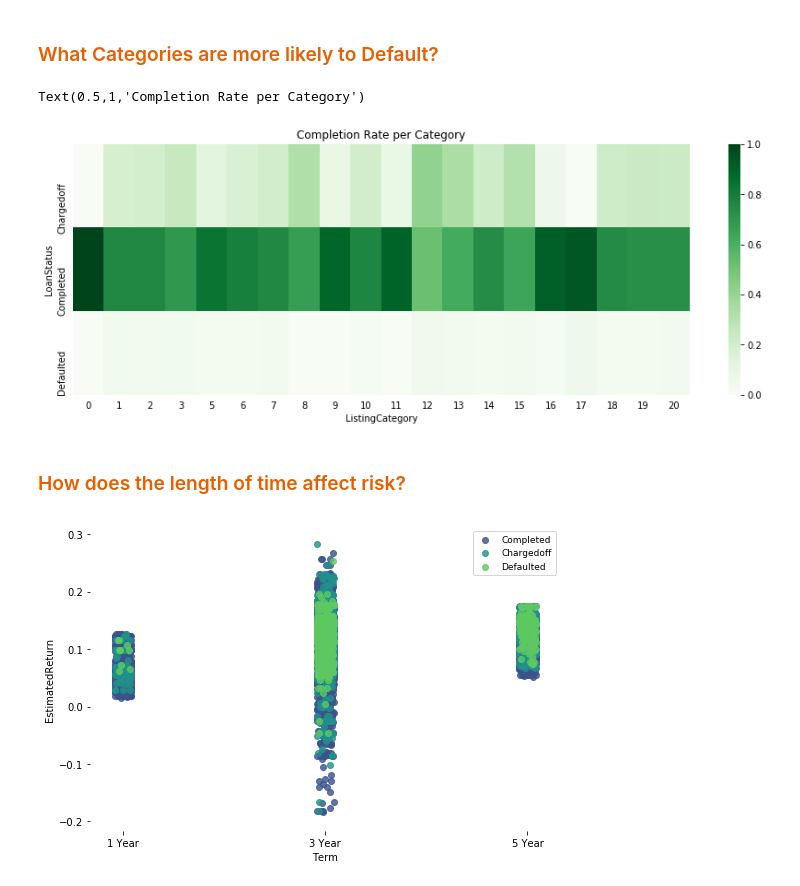
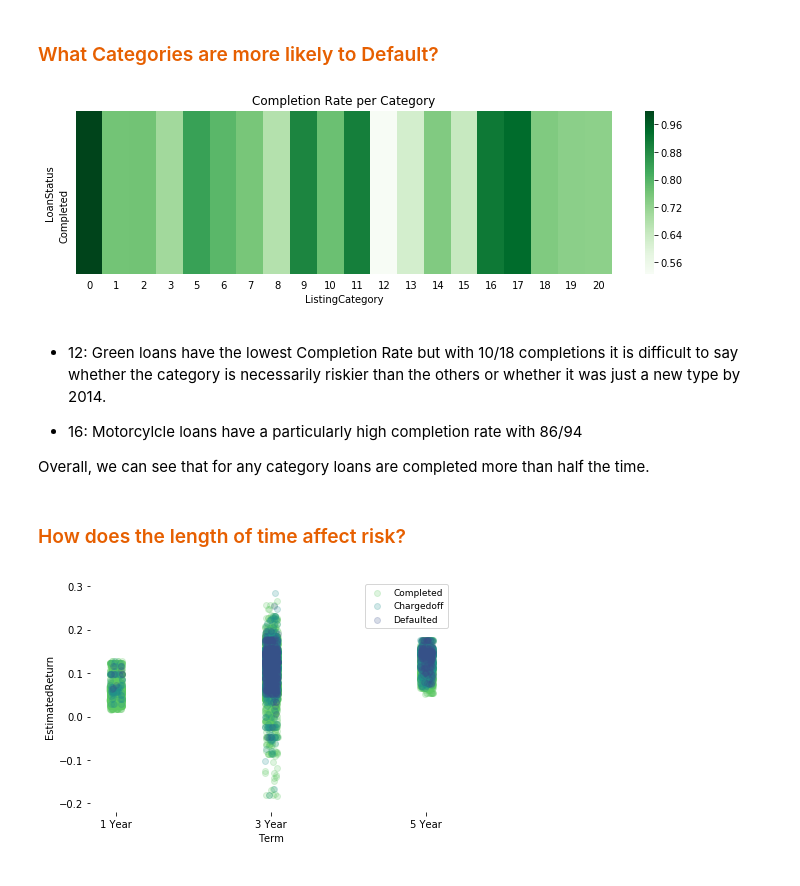
Before and after one commit to jovanmedfordDataAnalyst/loan-data-from-prosper, a Jupyter notebook: loan-analysis.ipynb, the cells around one changed output. Saved outputs shown, nothing was run; the diff lists cells and outputs as text; code cells hidden in the pictures.

```diff
--- a/loan-analysis.ipynb
+++ b/loan-analysis.ipynb
@@ -399,26 +410,29 @@ Index(['HR', 'E', 'D', 'C', 'B', 'A', 'AA'], dtype='object', name='ProsperRating
 # %%
 denom = finished_loans.groupby(['ListingCategory']).size()
 lcounts =  finished_loans.groupby(["ListingCategory","LoanStatus"]).size()
 lprops = lcounts / denom
 lprops = lprops.reset_index(name='count')
 lprops = lprops.pivot_table(index='LoanStatus',columns='ListingCategory',values = 'count', fill_value = 0)
-
-fig, ax = plt.subplots(figsize=(15,5))
-
+lprops.drop(["Chargedoff","Defaulted"],inplace=True)
+fig, ax = plt.subplots(figsize=(12,3))
 sns.heatmap(lprops, cmap="Greens")
-
 ax.tick_params(left = 'off', bottom = 'off')
-ax.set_title("Completion Rate per Category")
+ax.set_title("Completion Rate per Category");
 # %% [output]
-Text(0.5,1,'Completion Rate per Category')
-[figure, old version]
+[figure, new version]
+# %% [markdown]
+- 12: Green loans have the lowest Completion Rate but with 10/18 completions it is difficult to say whether the category is necessarily riskier than the others or whether it was just a new type by 2014.
+
+- 16: Motorcylcle loans have a particularly high completion rate with 86/94
+
+Overall, we can see that for any category loans are completed more than half the time.
 # %% [markdown]
 ### <font color=#e65f00>How does the length of time affect risk?</font>
 # %%
-g = sns.FacetGrid(data = post_july, hue = 'LoanStatus', hue_order = ['Completed','Chargedoff','Defaulted'], palette="viridis",size = 5 , aspect = 1.5)
-g.map(sns.regplot,"Term", "EstimatedReturn", fit_reg = False, x_jitter=True);
+g = sns.FacetGrid(data = post_july, hue = 'LoanStatus', hue_order = ['Completed','Chargedoff','Defaulted'], palette="viridis_r",size = 4 , aspect = 1.5)
+g.map(sns.regplot,"Term", "EstimatedReturn", fit_reg = False, x_jitter=True, scatter_kws={'alpha':0.2});
 plt.legend(loc=1, fontsize = 9)
-g.set(xticks=np.arange(12,84,24),xticklabels=["1 Year", "3 Year", "5 Year" ])
+g.set(xticks=np.arange(12,84,24),xticklabels=["1 Year", "3 Year", "5 Year" ], alpha=0.0000)
 sns.despine(left=True,bottom=True)
 # %% [output]
-[figure, old version]
+[figure, new version]
```
Also changed, not shown: parts of 17 cells of this notebook.
